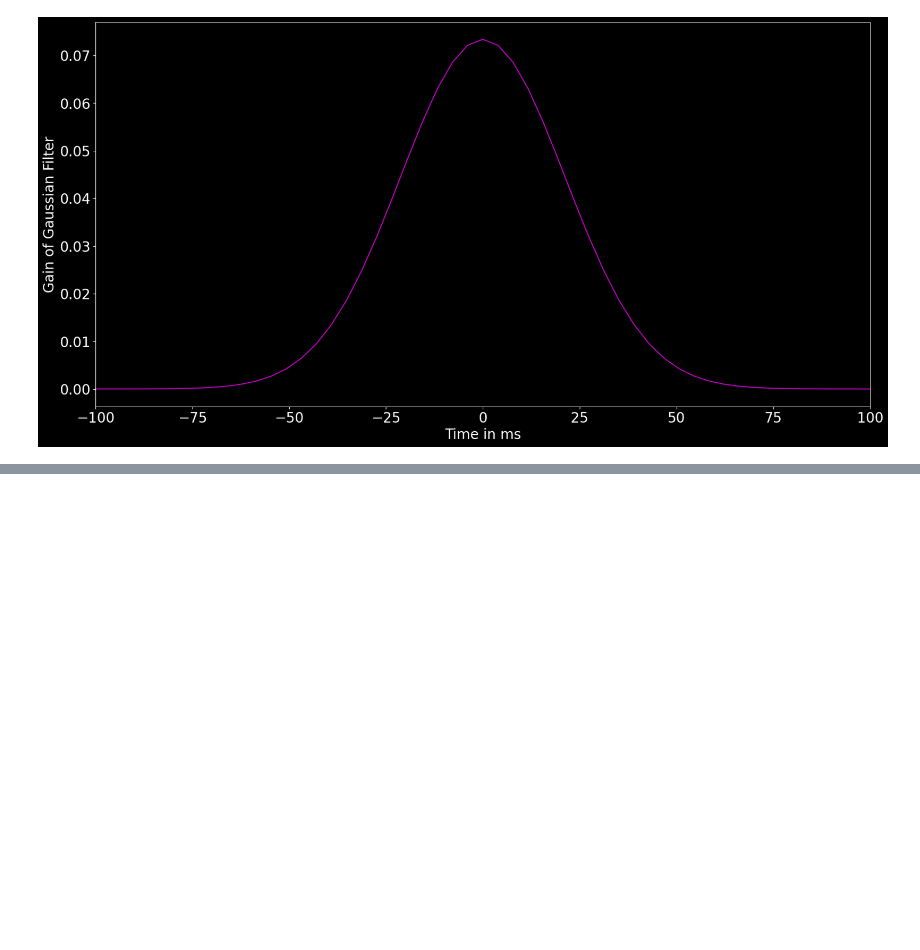
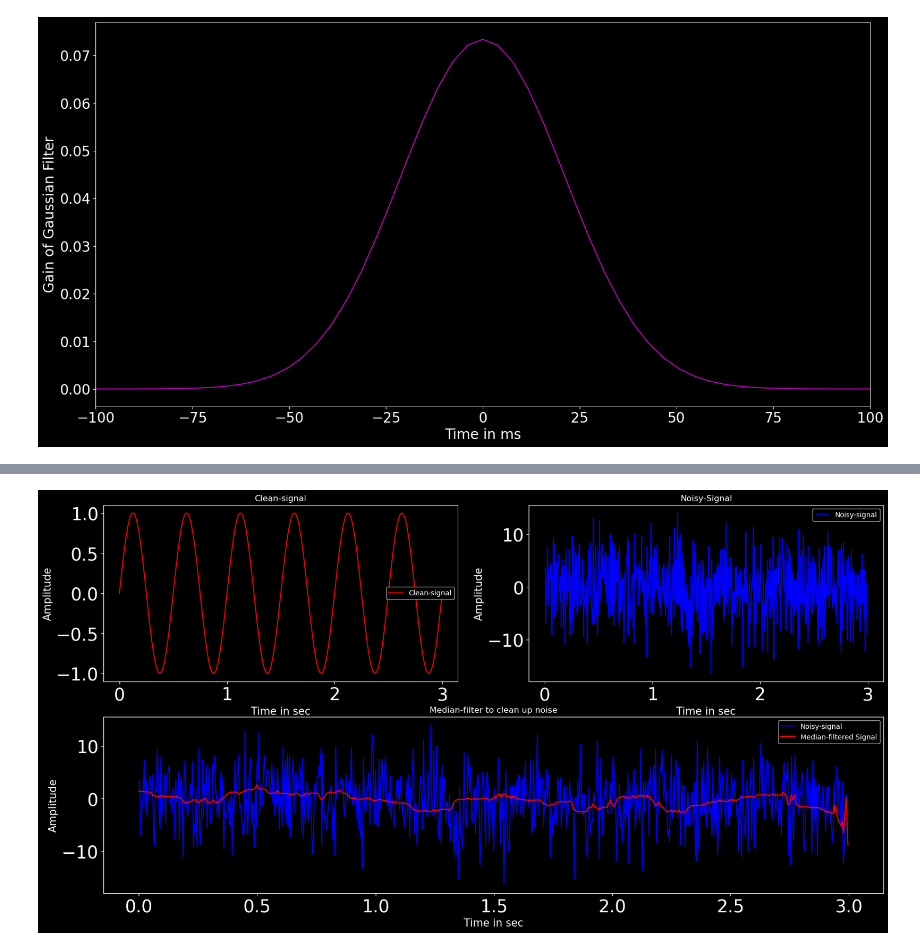
Before and after one commit to RahulChowdary221/Hello-DSP, a Jupyter notebook: signalDenoiser.ipynb, the cells around one changed output, grey strips where cells are left out. Drawn from its saved outputs; the diff is of its cells as text; code cells hidden in the pictures; blank space fills up the shorter version.

Commit message:
feat:added Median-Filter

```diff
--- a/signalDenoiser.ipynb
+++ b/signalDenoiser.ipynb
@@ -154,0 +155,40 @@ Text(0, 0.5, 'Amplitude')
+# %%
+import matplotlib.pyplot as plt
+import numpy as np
+from matplotlib import style
+srate=256
+t=np.arange(0,3,1/srate)
+pnts=len(t)
+x=np.sin(2*np.pi*2*t)
+noise=5*np.random.randn(pnts)
+Signal=x+noise
+N=50
+filt_sig=np.zeros(Signal.shape[0])
+for i in range(0,Signal.shape[0]):
+    filt_sig[i]=np.median(Signal[i:N+i])
+plt.figure(figsize=(20,10))
+style.use('dark_background')
+plt.rcParams['xtick.labelsize']=25
+plt.rcParams['ytick.labelsize']=25
+plt.subplot(2,2,1)
+plt.plot(t,x,'r',label='Clean-signal')
+plt.xlabel('Time in sec',fontsize=15)
+plt.ylabel('Amplitude',fontsize=15)
+plt.title('Clean-signal')
+plt.legend()
+plt.subplot(2,2,2)
+plt.plot(t,Signal,'b',label='Noisy-signal')
+plt.xlabel('Time in sec',fontsize=15)
+plt.ylabel('Amplitude',fontsize=15)
+plt.title('Noisy-Signal')
+plt.legend()
+plt.subplot(2,1,2)
+plt.plot(t,Signal,'b',label='Noisy-signal')
+plt.plot(t,filt_sig,'r',label='Median-filtered Signal')
+plt.xlabel('Time in sec',fontsize=15)
+plt.ylabel('Amplitude',fontsize=15)
+plt.title('Median-filter to clean up noise')
+plt.legend(fontsize=10)
+plt.show()
+# %% [output]
+[figure, added]
```
Also changed, not shown: parts of 6 cells of this notebook.
